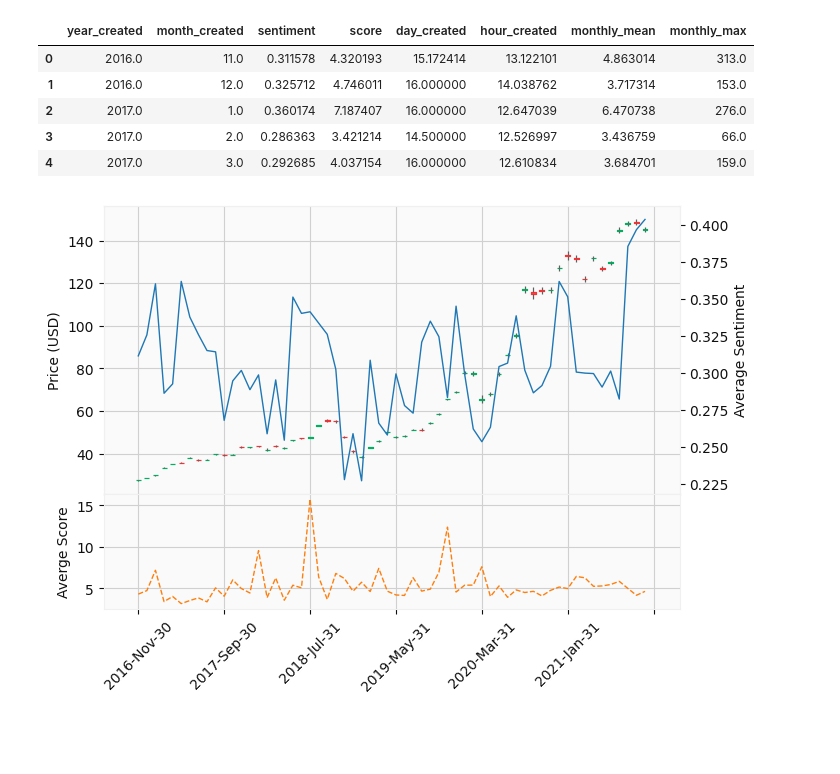
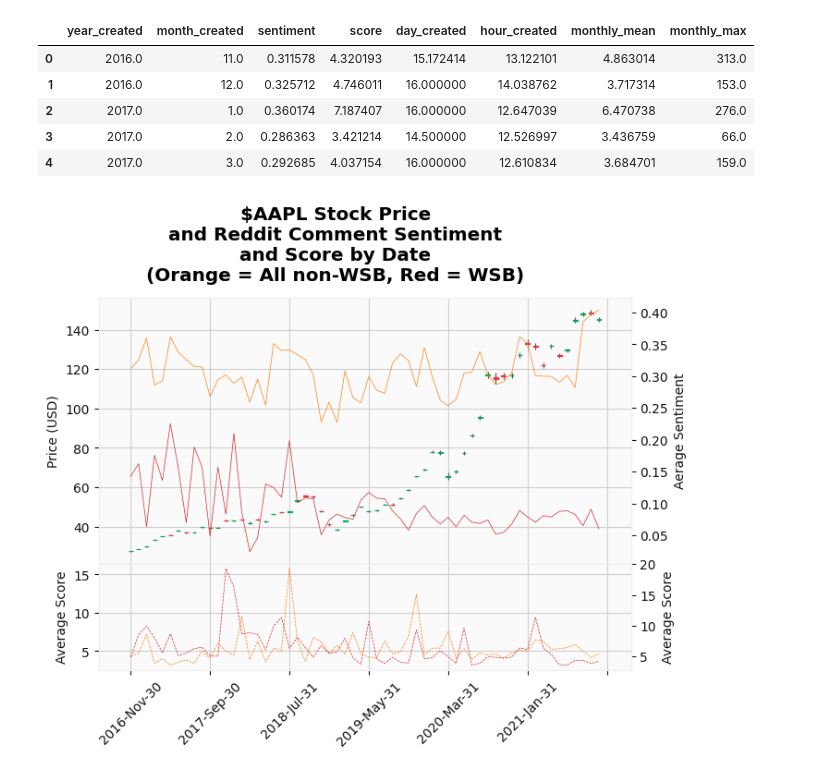
Before and after one commit to JackIHill/DataAnalytics, a Jupyter notebook: Independent/AAPL Analysis/AAPL Stock+Reddit Analysis.ipynb, the cells around one changed output. Drawn from its saved outputs; the diff is of its cells as text; code cells hidden in the pictures; blank space fills up the shorter version.

Commit message:
Added wsb data to stock price plot

```diff
--- a/Independent/AAPL Analysis/AAPL Stock+Reddit Analysis.ipynb
+++ b/Independent/AAPL Analysis/AAPL Stock+Reddit Analysis.ipynb
@@ -601,21 +595,22 @@ fig, ax = plt.subplots(2, 1, figsize=(5, 8))
 dfs = [sentiment_clean, sentiment_wsb]
 df_means = [sentiment_clean_mean, sentiment_wsb_mean]
 
-for i, (df, dfm) in enumerate(zip(dfs, df_means)):
+for i, (df, dfmean) in enumerate(zip(dfs, df_means)):
     ax[i].scatter(
         df['year_created'],
         df['sentiment'],
         c=df['sentiment'], norm=norm, cmap=cmap)
 
     ax[i].scatter(
-        dfm['year_created'],
-        dfm['sentiment'],
+        dfmean['year_created'],
+        dfmean['sentiment'],
         color='lightblue', edgecolor='k',
         label='Mean')
 
     ax[i].legend()
     ax[i].set_ylabel('Sentiment')
 
+ax[0].set_yticks(np.arange(-1, 1.2, 0.25))
 ax[0].set_title(
     '''$AAPL-related Comments -
     Daily Average Sentiment by Year
@@ -698,7 +693,14 @@ monthly_stock_data.head()
 | 2017-02-28 | 33.308684 | 33.540395 | 33.209210 | 33.428552 | 31.606276 | 1.210460e+08 |
 | 2017-03-31 | 35.090544 | 35.299456 | 34.927283 | 35.154457 | 33.282219 | 9.767450e+07 |
 # %%
-sentiment_clean_monthly = sentiment_clean.groupby(['year_created', 'month_created']).mean().reset_index()
+sentiment_clean_monthly = (sentiment_clean
+                               .groupby(['year_created', 'month_created'])
+                               .mean()
+                               .reset_index())
+sentiment_wsb_monthly = (sentiment_wsb
+                               .groupby(['year_created', 'month_created'])
+                               .mean()
+                               .reset_index())
 sentiment_clean_monthly.head()
 # %% [output]
 |  | year_created | month_created | sentiment | score | day_created | hour_created | monthly_mean | monthly_max |
@@ -708,19 +710,34 @@ sentiment_clean_monthly.head()
 | 3 | 2017.0 | 2.0 | 0.286363 | 3.421214 | 14.500000 | 12.526997 | 3.436759 | 66.0 |
 | 4 | 2017.0 | 3.0 | 0.292685 | 4.037154 | 16.000000 | 12.610834 | 3.684701 | 159.0 |
 # %%
-apds = [mpf.make_addplot(sentiment_clean_monthly['sentiment'],
-                         width=1,
-                         color='tab:blue',
-                         ylabel='Average Sentiment'),
-        mpf.make_addplot(sentiment_clean_monthly['score'],
-                         width=1,
-                         color='tab:orange',
-                         panel=1,
-                         ylabel='Averge Score', linestyle='--')
-       ]
+apds = []
+dfs = [sentiment_clean_monthly, sentiment_wsb_monthly]
+colors = {0: 'tab:orange', 1: 'tab:red'}
+
+def plot_finance(dataframes, color):
+    for i, df in enumerate(dfs):
+        apds.append(mpf.make_addplot(df['sentiment'],
+                        width=0.5,
+                        color=colors[i],
+                        ylabel='Aerage Sentiment'))
+
+        apds.append(mpf.make_addplot(df['score'],
+                        width=0.5,
+                        color=colors[i],
+                        panel=1,
+                        ylabel='Average Score', linestyle = '--'))
+
+plot_finance(dfs, colors)
 
 s = mpf.make_mpf_style(base_mpf_style='yahoo', y_on_right=False)
 
-mpf.plot(monthly_stock_data, type='candlestick', style=s, addplot=apds, figscale=1, ylabel='Price (USD)')
+mpf.plot(monthly_stock_data,
+         type='candlestick',
+         style=s,
+         addplot=apds,
+         figscale=1,
+         ylabel='Price (USD)',
+         title='$AAPL Stock Price\nand Reddit Comment Sentiment\nand Score by Date\n(Orange = All non-WSB, Red = WSB)'
+        )
 # %% [output]
-[figure, old version]
+[figure, new version]
```
Also changed, not shown: parts of 6 cells of this notebook.
